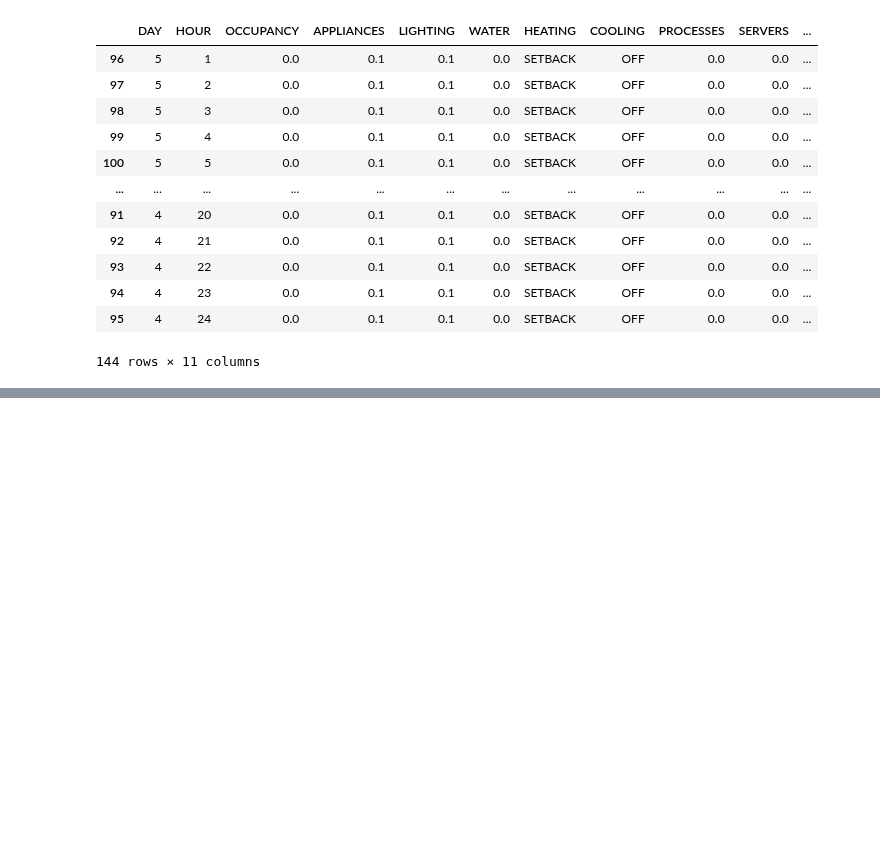
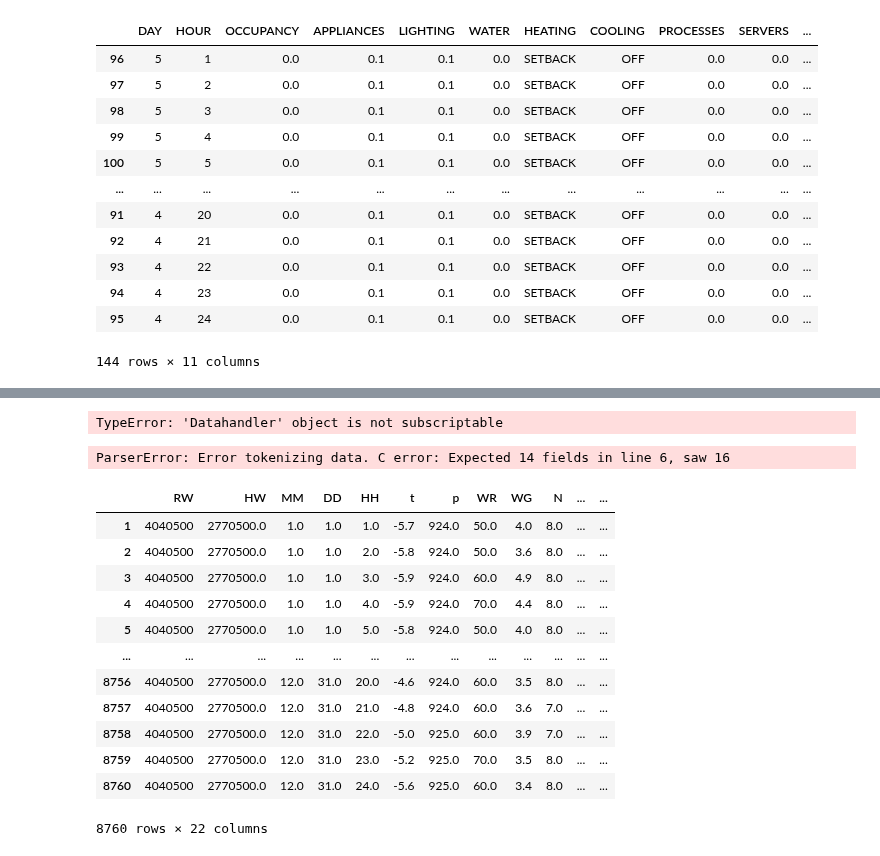
Before and after one commit to RWTH-EBC/districtgenerator, a Jupyter notebook: test.ipynb, the cells around one changed output, grey strips where cells are left out. Saved outputs shown, nothing was run; the diff lists cells and outputs as text; code cells hidden in the pictures; blank space fills up the shorter version.

```diff
--- a/test.ipynb
+++ b/test.ipynb
@@ -308,0 +395,4 @@ get_tek('oag')
+# %%
+vars(data['district'][0]['buildingFeatures']['envelope'])
+# %% [output]
+TypeError: 'Datahandler' object is not subscriptable
@@ -308,0 +401,4 @@ get_tek('oag')
+# %%
+data = pd.read_csv(r'C:\Users\felix\Programmieren\tecdm\src\districtgenerator\data\consumption_data\internal_loads.csv')
+# %% [output]
+ParserError: Error tokenizing data. C error: Expected 14 fields in line 6, saw 16
@@ -308,0 +449,18 @@ get_tek('oag')
+# %%
+df = getTryWeather(r"C:\Users\felix\Programmieren\tecdm\src\districtgenerator\data\weather\DWD\TRY2015_Zone8_kalt.txt")
+# %%
+df
+# %% [output]
+|  | RW | HW | MM | DD | HH | t | p | WR | WG | N | ... | ... |
+| 1 | 4040500 | 2770500.0 | 1.0 | 1.0 | 1.0 | -5.7 | 924.0 | 50.0 | 4.0 | 8.0 | ... | ... |
+| 2 | 4040500 | 2770500.0 | 1.0 | 1.0 | 2.0 | -5.8 | 924.0 | 50.0 | 3.6 | 8.0 | ... | ... |
+| 3 | 4040500 | 2770500.0 | 1.0 | 1.0 | 3.0 | -5.9 | 924.0 | 60.0 | 4.9 | 8.0 | ... | ... |
+| 4 | 4040500 | 2770500.0 | 1.0 | 1.0 | 4.0 | -5.9 | 924.0 | 70.0 | 4.4 | 8.0 | ... | ... |
+| 5 | 4040500 | 2770500.0 | 1.0 | 1.0 | 5.0 | -5.8 | 924.0 | 50.0 | 4.0 | 8.0 | ... | ... |
+| ... | ... | ... | ... | ... | ... | ... | ... | ... | ... | ... | ... | ... |
+| 8756 | 4040500 | 2770500.0 | 12.0 | 31.0 | 20.0 | -4.6 | 924.0 | 60.0 | 3.5 | 8.0 | ... | ... |
+| 8757 | 4040500 | 2770500.0 | 12.0 | 31.0 | 21.0 | -4.8 | 924.0 | 60.0 | 3.6 | 7.0 | ... | ... |
+| 8758 | 4040500 | 2770500.0 | 12.0 | 31.0 | 22.0 | -5.0 | 925.0 | 60.0 | 3.9 | 7.0 | ... | ... |
+| 8759 | 4040500 | 2770500.0 | 12.0 | 31.0 | 23.0 | -5.2 | 925.0 | 70.0 | 3.5 | 8.0 | ... | ... |
+| 8760 | 4040500 | 2770500.0 | 12.0 | 31.0 | 24.0 | -5.6 | 925.0 | 60.0 | 3.4 | 8.0 | ... | ... |
+8760 rows × 22 columns
```
Also changed, not shown: parts of 31 cells of this notebook, 5 other files.
